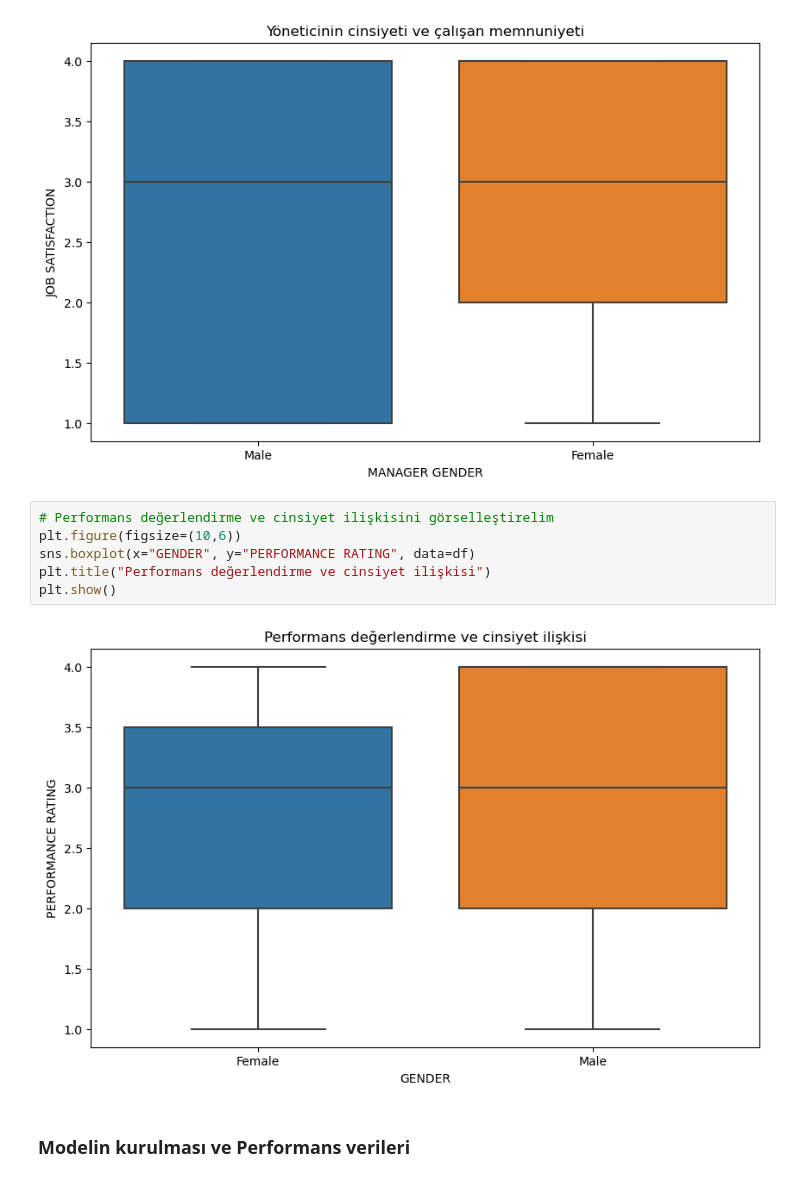
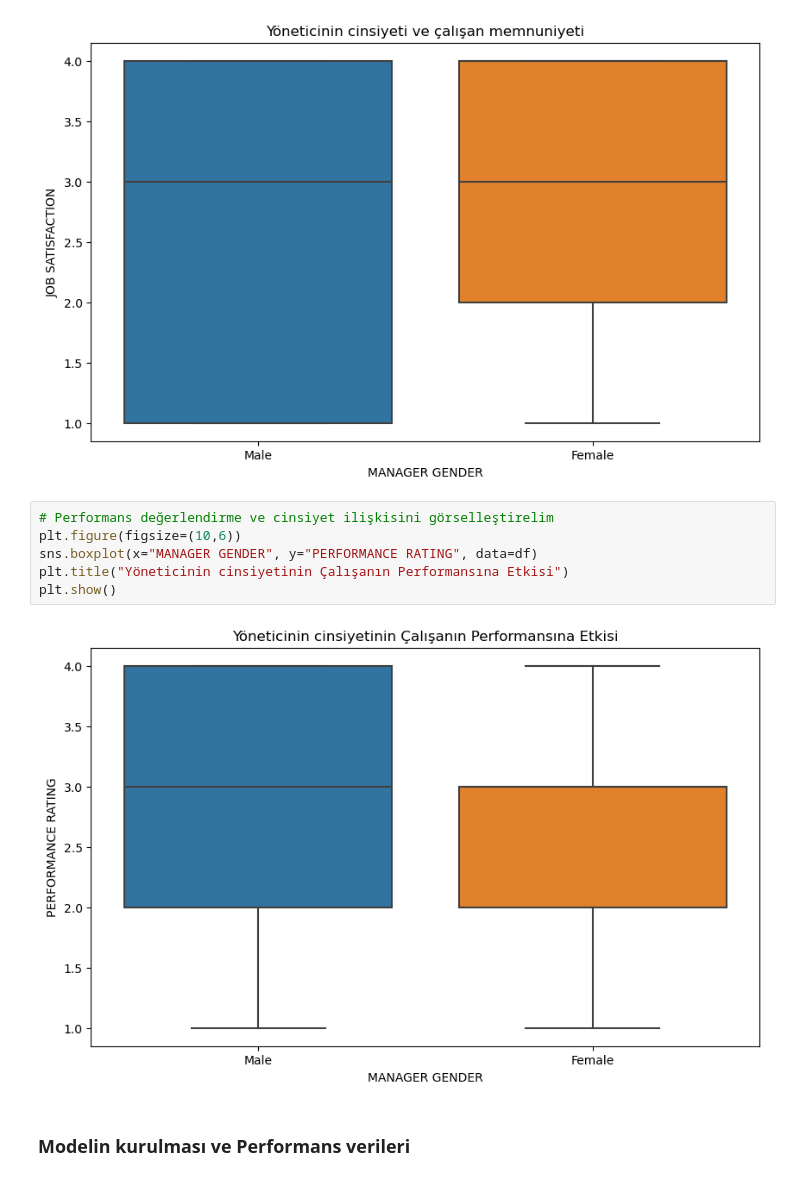
Before and after one commit to asltpl6/Kodluyoruz_Mezuniyet_Projesi, a Jupyter notebook: W-Code Project/W-Code_Project.ipynb, the cells around one changed output. Drawn from its saved outputs; the diff is of its cells as text.

```diff
--- a/W-Code Project/W-Code_Project.ipynb
+++ b/W-Code Project/W-Code_Project.ipynb
@@ -312,11 +320,11 @@ plt.show()
 # %%
 # Performans değerlendirme ve cinsiyet ilişkisini görselleştirelim
 plt.figure(figsize=(10,6))
-sns.boxplot(x="GENDER", y="PERFORMANCE RATING", data=df)
-plt.title("Performans değerlendirme ve cinsiyet ilişkisi")
+sns.boxplot(x="MANAGER GENDER", y="PERFORMANCE RATING", data=df)
+plt.title("Yöneticinin cinsiyetinin Çalışanın Performansına Etkisi")
 plt.show()
 # %% [output]
-[figure, old version]
+[figure, new version]
 # %% [markdown]
 ### Modelin kurulması ve Performans verileri
 # %% [markdown]
```
Also changed, not shown: parts of 6 cells of this notebook.
